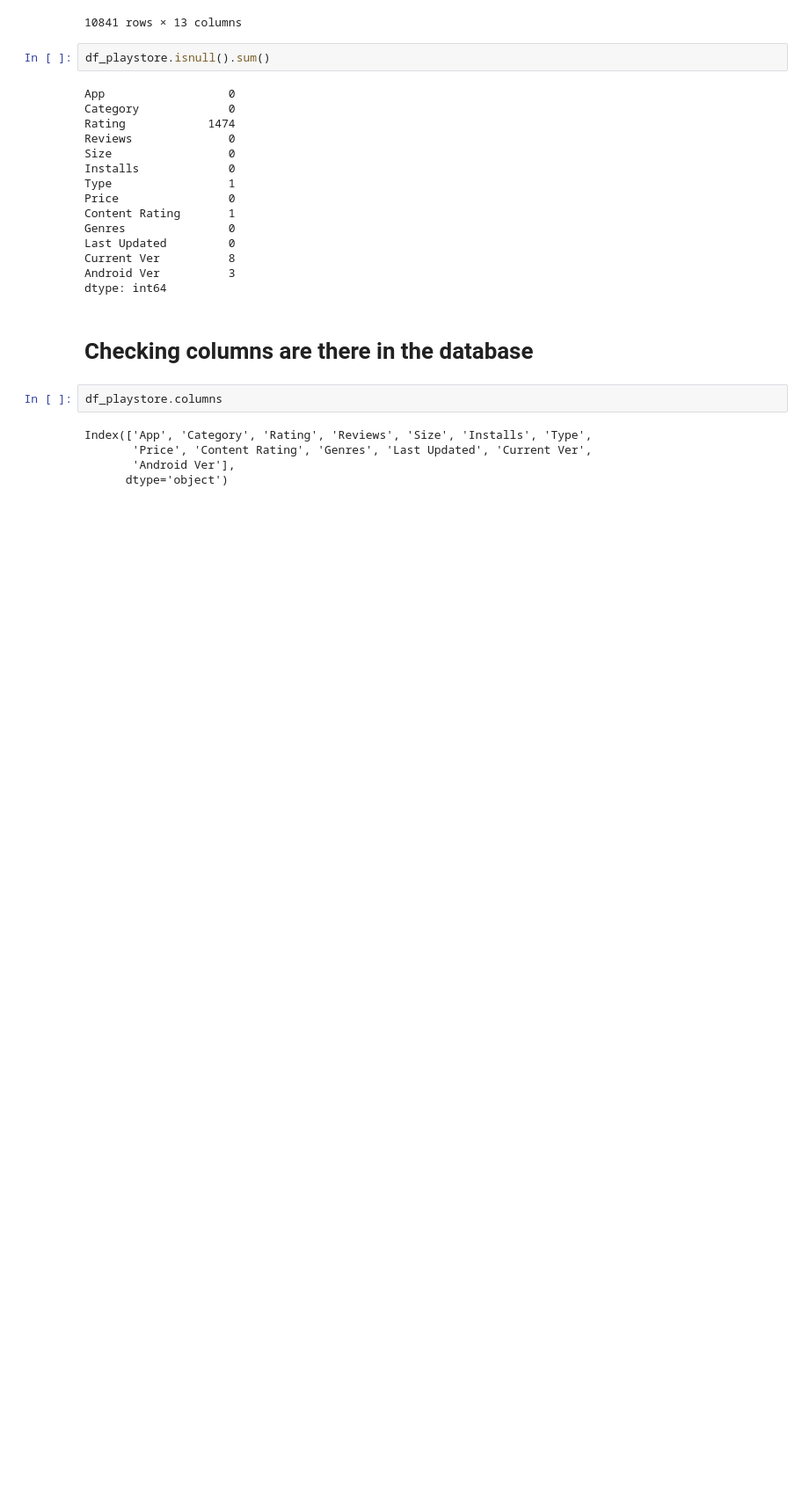
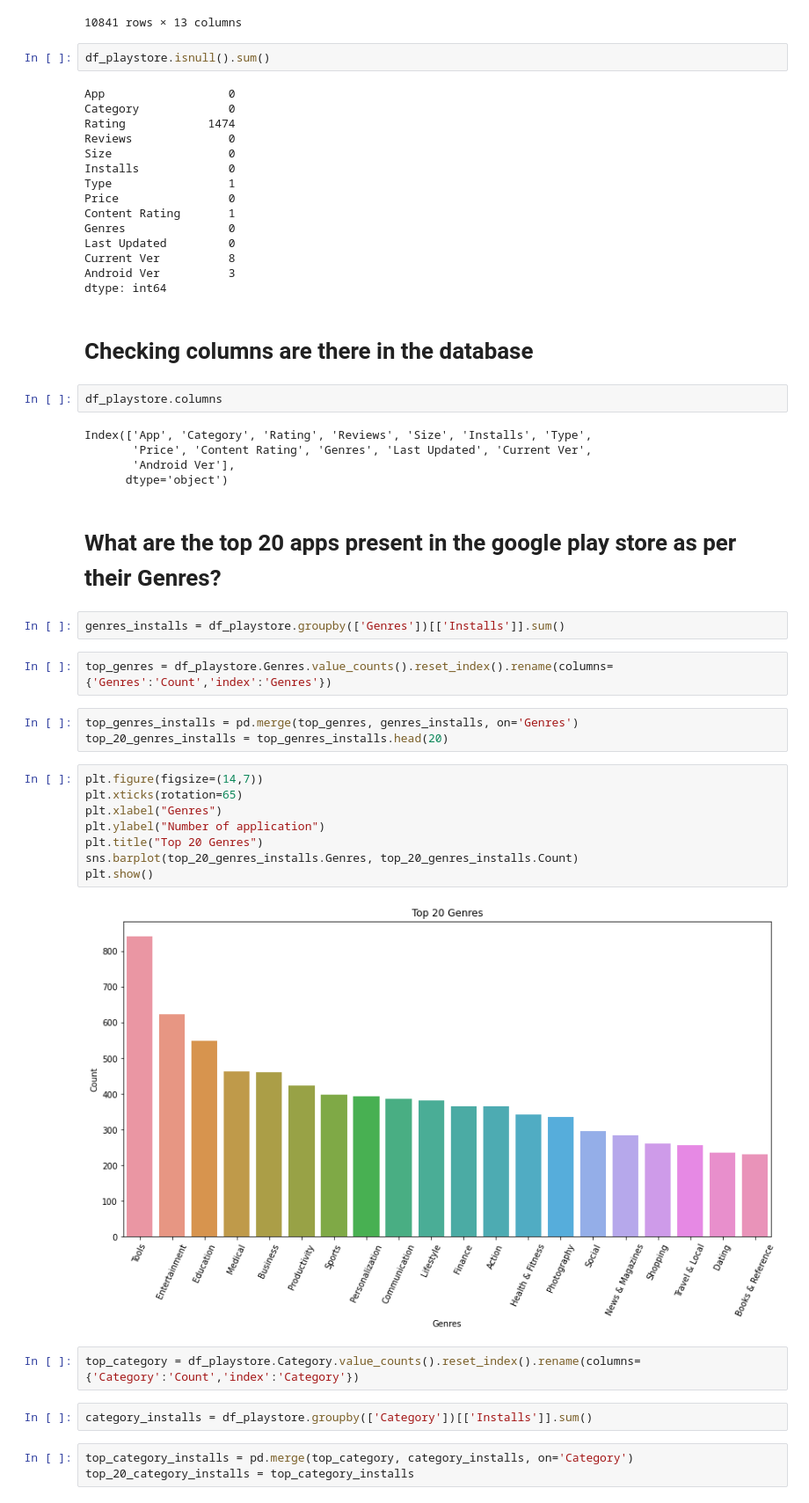
Before and after one commit to AbhiMohurle/Play_Store_App_Review_Analysis, a Jupyter notebook: Play_Store_App_Review_Analysis_Capstone_Project.ipynb, the cells around one changed output. Shown: that part at 88% size. Saved outputs shown, nothing was run; the diff lists cells and outputs as text; blank space fills up the shorter version.

```diff
--- a/Play_Store_App_Review_Analysis_Capstone_Project.ipynb
+++ b/Play_Store_App_Review_Analysis_Capstone_Project.ipynb
@@ -170,3 +170,29 @@ Index(['App', 'Category', 'Rating', 'Reviews', 'Size', 'Installs', 'Type',
        'Price', 'Content Rating', 'Genres', 'Last Updated', 'Current Ver',
        'Android Ver'],
       dtype='object')
+# %% [markdown]
+# **What are the top 20 apps present in the google play store as per their Genres?**
+# %%
+genres_installs = df_playstore.groupby(['Genres'])[['Installs']].sum()
+# %%
+top_genres = df_playstore.Genres.value_counts().reset_index().rename(columns={'Genres':'Count','index':'Genres'})
+# %%
+top_genres_installs = pd.merge(top_genres, genres_installs, on='Genres')
+top_20_genres_installs = top_genres_installs.head(20)
+# %%
+plt.figure(figsize=(14,7))
+plt.xticks(rotation=65)
+plt.xlabel("Genres")
+plt.ylabel("Number of application")
+plt.title("Top 20 Genres")
+sns.barplot(top_20_genres_installs.Genres, top_20_genres_installs.Count)
+plt.show()
+# %% [output]
+[figure, added]
+# %%
+top_category = df_playstore.Category.value_counts().reset_index().rename(columns={'Category':'Count','index':'Category'})
+# %%
+category_installs = df_playstore.groupby(['Category'])[['Installs']].sum()
+# %%
+top_category_installs = pd.merge(top_category, category_installs, on='Category')
+top_20_category_installs = top_category_installs
```
Also changed, not shown: parts of 6 cells of this notebook.
